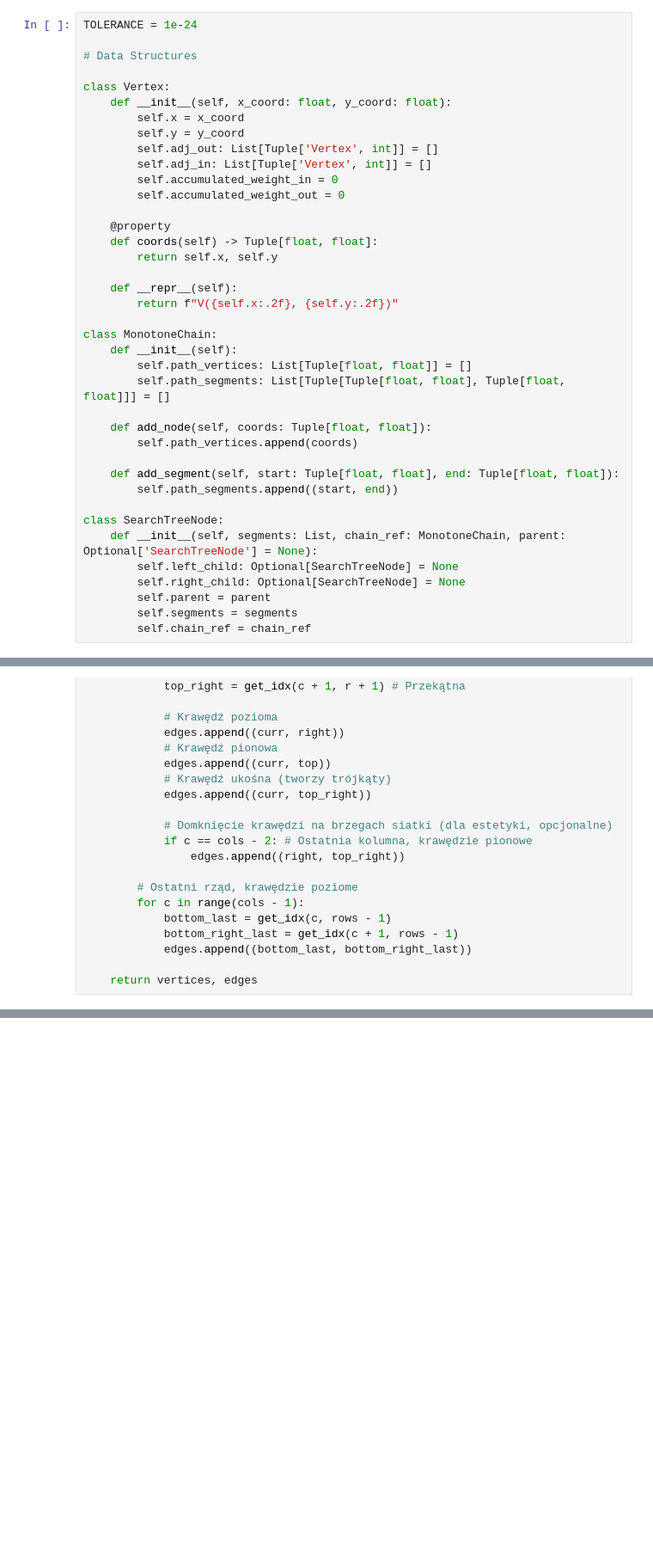
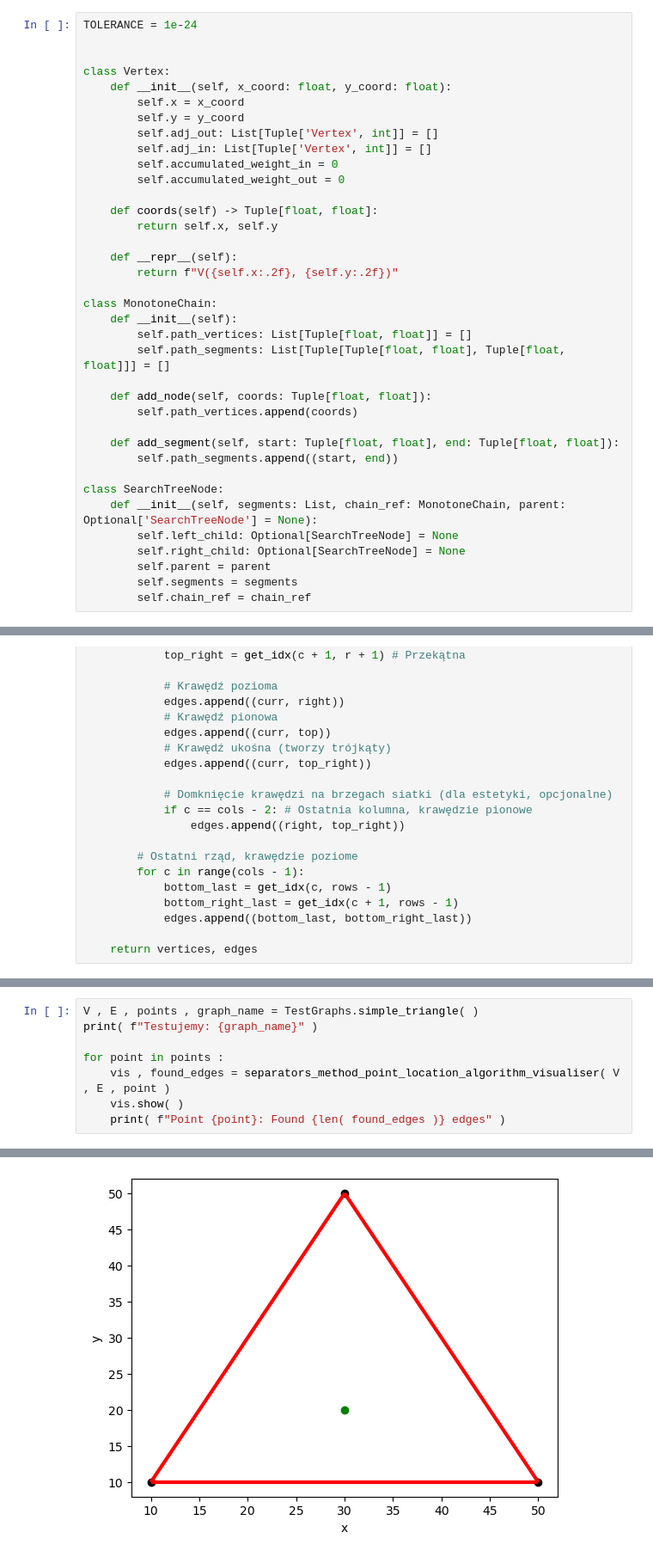
Before and after one commit to WGabrielCode/Geometric-Algorithms-Project, a Jupyter notebook: projekt_gabriel.ipynb, the cells around one changed output, grey strips where cells are left out. Shown at 86% size. Drawn from its saved outputs; the diff is of its cells as text; blank space fills up the shorter version.

```diff
--- a/projekt_gabriel.ipynb
+++ b/projekt_gabriel.ipynb
@@ -26,7 +26,6 @@ import os
 # %%
 TOLERANCE = 1e-24
 
-# Data Structures
 
 class Vertex:
     def __init__(self, x_coord: float, y_coord: float):
@@ -37,7 +36,6 @@ class Vertex:
         self.accumulated_weight_in = 0
         self.accumulated_weight_out = 0
 
-    @property
     def coords(self) -> Tuple[float, float]:
         return self.x, self.y
 
@@ -839,0 +1032,9 @@ def generate_large_procedural_graph(rows, cols):
+# %%
+V , E , points , graph_name = TestGraphs.simple_triangle( )
+print( f"Testujemy: {graph_name}" )
+
+for point in points :
+    vis , found_edges = separators_method_point_location_algorithm_visualiser( V , E , point )
+    vis.show( )
+    print( f"Point {point}: Found {len( found_edges )} edges" )
+# %% [output]
@@ -839,0 +1045 @@ def generate_large_procedural_graph(rows, cols):
+[figure, added]
```
Also changed, not shown: parts of 12 cells of this notebook.
